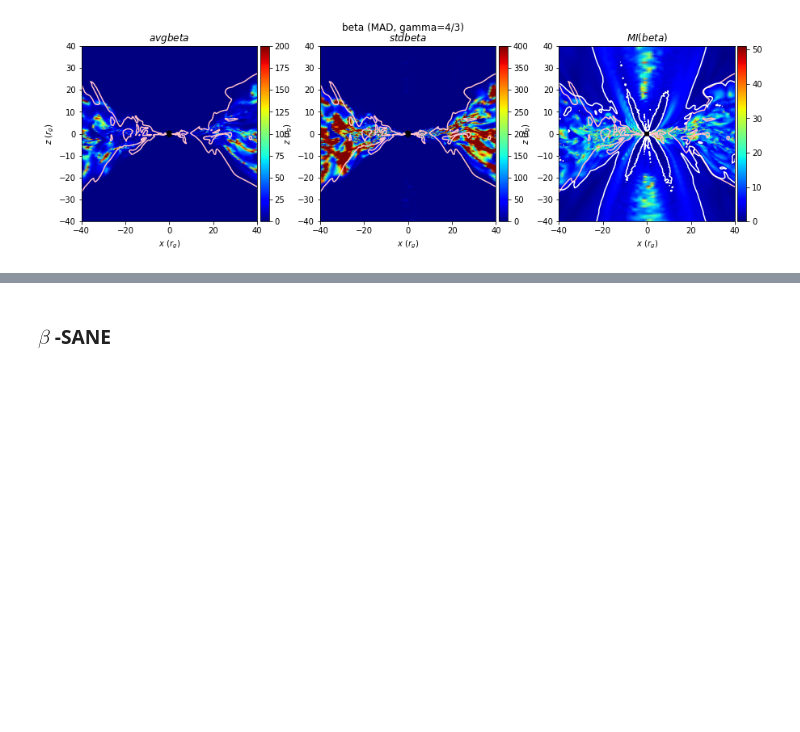
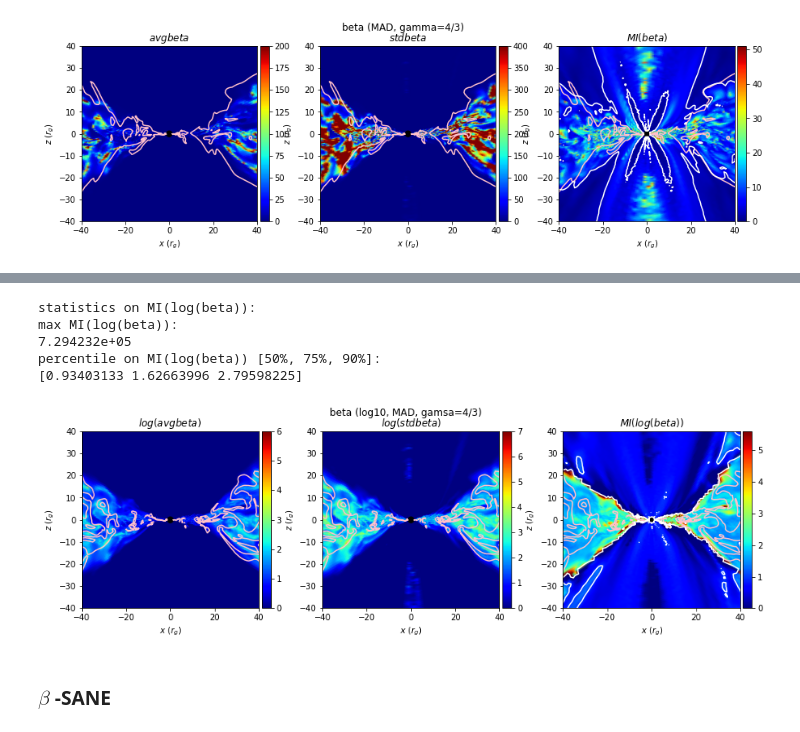
Before and after one commit to jlmaurora233/GRMHD, a Jupyter notebook: beta.ipynb, the cells around one changed output, grey strips where cells are left out. Saved outputs shown, nothing was run; the diff lists cells and outputs as text; code cells hidden in the pictures; blank space fills up the shorter version.

Commit message:
add logscale beta

```diff
--- a/beta.ipynb
+++ b/beta.ipynb
@@ -775,3 +799,29 @@ plt.show()
+# %%
+dumps_ma[str(i0)].cache['MI(log(beta))'] = dumps_ma[str(i0)].cache['log(stdbeta)']/dumps_ma[str(i0)].cache['log(avgbeta)']
+get_statistics(dumps_ma, 'MI(log(beta))')
+# %% [output]
+statistics on MI(log(beta)):
+max MI(log(beta)):
+7.294232e+05
+percentile on MI(log(beta)) [50%, 75%, 90%]:
+[0.93403133 1.62663996 2.79598225]
+# %%
+# logscale
+w = (-40,40,-40,40)
+fig, axes = plt.subplots(1,3, figsize=(15,4))
+# any dump obj in dumps_sa array will give the same average value (avg for these dumps_sa)
+# dumps_sa[str(i0)].cache.values = list(dumps_sa[str(i0)].cache.values())[0]
+pplt.plot_xz(axes[0], dumps_ma[str(i0)], 'log(avgbeta)', window=w, vmin=0., vmax=6.)
+pplt.plot_xz(axes[1], dumps_ma[str(i0)], 'log(stdbeta)', window=w, vmin=0., vmax=7.)
+pplt.plot_xz(axes[2], dumps_ma[str(i0)], 'MI(log(beta))', window=w, vmin=0., vmax=5.6)
+pplt.overlay_contours(axes[0], dumps_ma[str(i0)], 'log(beta)', (1.0,), color='pink')
+pplt.overlay_contours(axes[1], dumps_ma[str(i0)], 'log(beta)',(1.0,), color='pink')
+pplt.overlay_contours(axes[2], dumps_ma[str(i0)], 'log(beta)',(1.0,), color='pink')
+pplt.overlay_contours(axes[2], dumps_ma[str(i0)], 'MI(log(beta))',(1.,), color='white')
+plt.suptitle('beta (log10, MAD, gamsa=4/3)')
+plt.show()
+# %% [output]
+[figure, added]
 # %% [markdown]
 ### $\beta$ -SANE
 # %%
```
Also changed, not shown: parts of 9 cells of this notebook.
